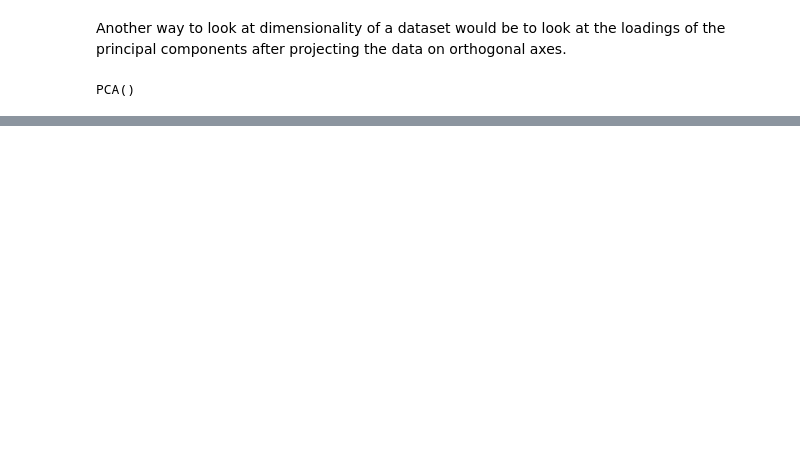
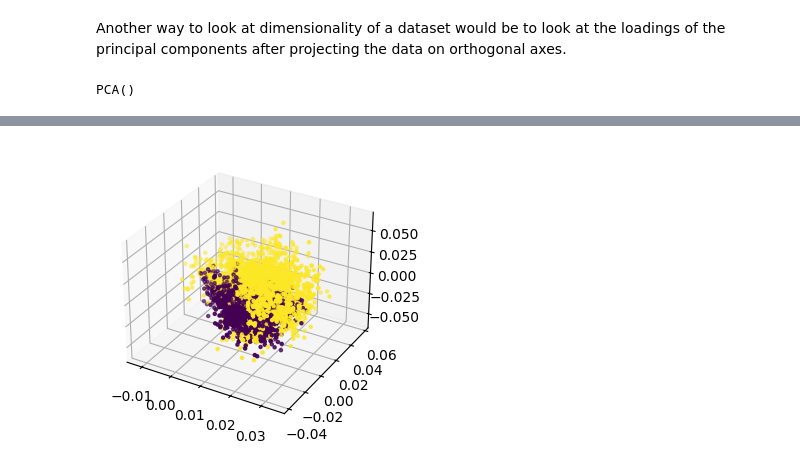
Before and after one commit to Anneser/SpatialInformation, a Jupyter notebook: scripts/DimensionalityAnalysis.ipynb, the cells around one changed output, grey strips where cells are left out. Drawn from its saved outputs; the diff is of its cells as text; code cells hidden in the pictures; blank space fills up the shorter version.

```diff
--- a/scripts/DimensionalityAnalysis.ipynb
+++ b/scripts/DimensionalityAnalysis.ipynb
@@ -186,0 +219,26 @@ Text(0, 0.5, 'explained variance ratio')
+# %%
+# Create figure and 3D subplots
+fig = plt.figure(figsize=(10, 8))
+
+# Subplot 1: Color-coded by x-position
+ax1 = fig.add_subplot(221, projection='3d')
+ax1.scatter(pca.components_.T[:, 0], pca.components_.T[:, 2], pca.components_.T[:, 3], c=colors_x, s=5)
+
+# Remove axes, labels, and title
+#ax1.set_xticks([])
+#ax1.set_yticks([])
+#ax1.set_zticks([])
+#ax1.set_xticklabels([])
+#ax1.set_yticklabels([])
+#ax1.set_zticklabels([])
+#ax1.set_frame_on(False)
+#ax1.grid(False)
+#ax1.xaxis.pane.fill = False
+#ax1.yaxis.pane.fill = False
+#ax1.zaxis.pane.fill = False
+#ax1.set_title("")  # Remove title
+#ax1.axis('off')  # This removes all spines and ticks
+
+plt.show()
+# %% [output]
+[figure, added]
```
Also changed, not shown: parts of 7 cells of this notebook, 4 other files.
